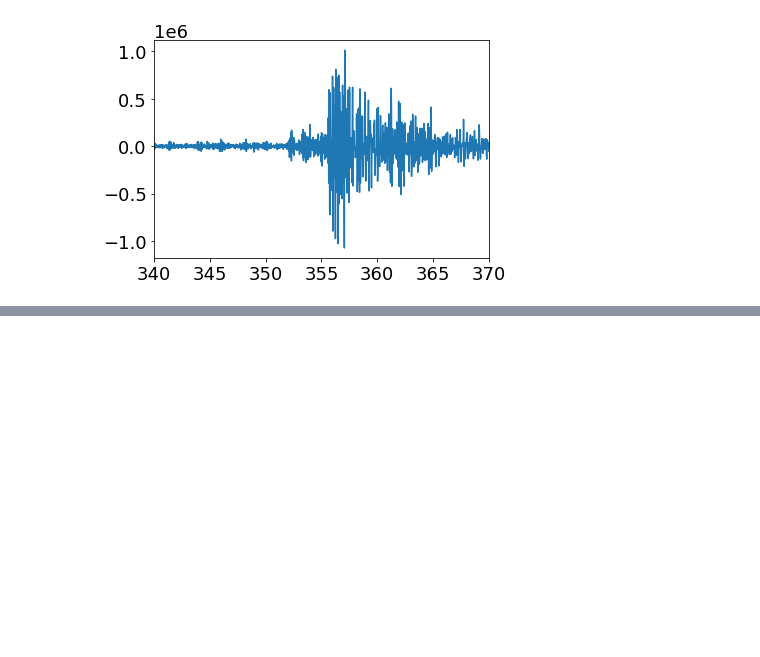
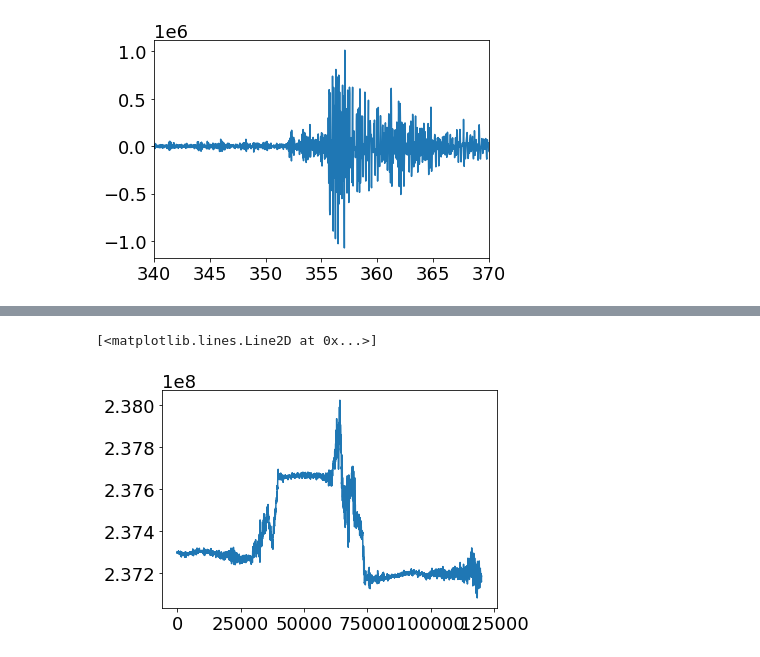
Before and after one commit to yinjiuxun/das-strain-scaling, a Jupyter notebook: jupyter_notebooks/load_temporal_events.ipynb, the cells around one changed output, grey strips where cells are left out. Saved outputs shown, nothing was run; the diff lists cells and outputs as text; code cells hidden in the pictures; blank space fills up the shorter version.

```diff
--- a/jupyter_notebooks/load_temporal_events.ipynb
+++ b/jupyter_notebooks/load_temporal_events.ipynb
@@ -136,0 +313,3 @@ plt.xlim(340, 370)
+# %%
+raw_data_file = '/kuafu/EventData/LA_Google/sensor_2022-02-01T172529Z.h5'
+fid = h5py.File(raw_data_file, 'r')
@@ -136,0 +320,2 @@ plt.xlim(340, 370)
+# %%
+raw_data = fid['Acquisition']['Raw[0]']['RawData'][:]
@@ -136,0 +326,5 @@ plt.xlim(340, 370)
+# %%
+plt.plot(das_time0, raw_data[100, :])
+# %% [output]
+[<matplotlib.lines.Line2D at 0x...>]
+[figure, added]
```
Also changed, not shown: parts of 22 cells of this notebook, 2 other files.
